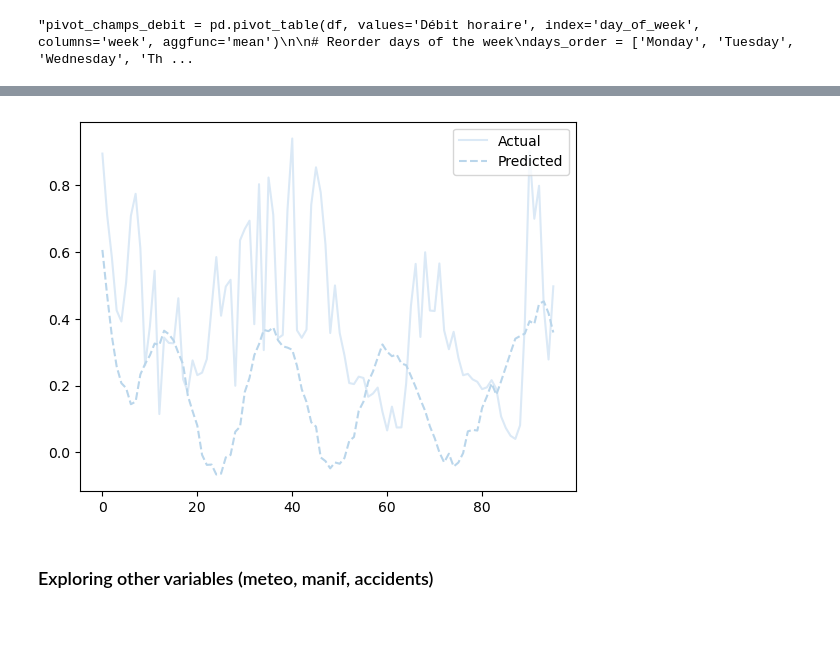
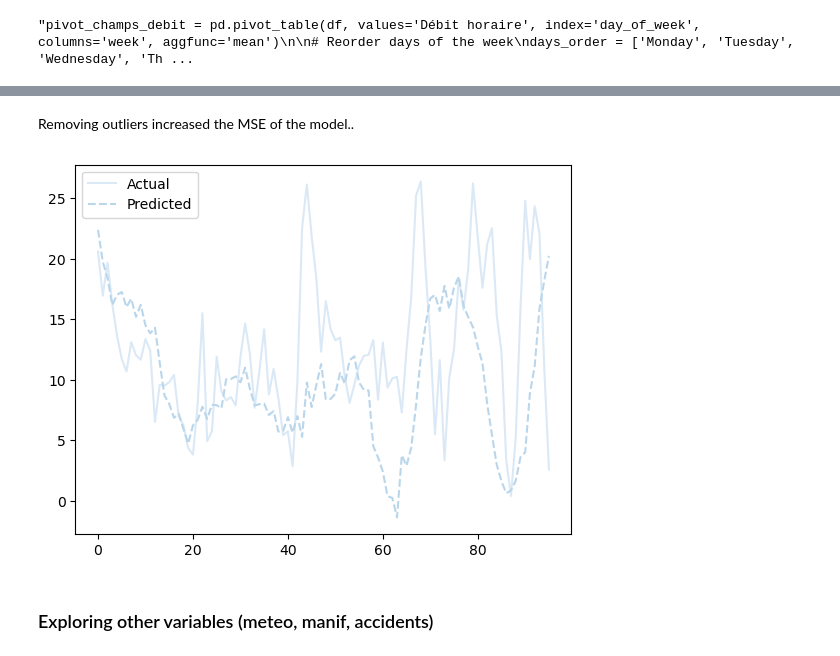
Before and after one commit to Ara-ban/BCG, a Jupyter notebook: notebook.ipynb, the cells around one changed output, grey strips where cells are left out. Cells and saved outputs as stored; diff of their text form; code cells hidden in the pictures; blank space fills up the shorter version.

```diff
--- a/notebook.ipynb
+++ b/notebook.ipynb
@@ -228,9 +241,0 @@ df_champs['Débit horaire'].mean()
-# %%
-df_champs['Date et heure de comptage']=pd.to_datetime(df_champs['Date et heure de comptage'],utc=True)
-df_champs=df_champs.set_index('Date et heure de comptage')
-
-df_convention['Date et heure de comptage']=pd.to_datetime(df_convention['Date et heure de comptage'],utc=True)
-df_convention=df_convention.set_index('Date et heure de comptage')
-
-df_sts['Date et heure de comptage']=pd.to_datetime(df_chdf_stsamps['Date et heure de comptage'],utc=True)
-df_sts=df_sts.set_index('Date et heure de comptage')
@@ -272,0 +376,2 @@ See the caveats in the documentation: https://pandas.pydata.org/pandas-docs/stab
+# %%
+df_champs_no_outliers=df_champs.drop(list_outliers)
@@ -386,12 +483,0 @@ Autocorrelation at lag 1: 0.9029399948276806
-# %%
-for i in range(1, 5):  # Assuming a 4-day step
-    df[f"Taux d'occupation_lag_{i}"] = df["Taux d'occupation"].shift(i)
-    df[f"Débit horaire_lag_{i}"] = df["Débit horaire"].shift(i)
-
-df.dropna(inplace=True)
-X_cols = ['debit_horaire_lag', "Taux d'occupation_lag"]
-y_cols = ["Débit horaire", "Taux d'occupation"]
-
-X = df[X_cols]
-y = df[y_cols]
-X_train, X_test, y_train, y_test = train_test_split(X, y, test_size=0.2, shuffle=False)
@@ -627,19 +686,15 @@ X_test, y_test = create_sequences(test["Débit horaire"], seq_length, forecast_h
 # %%
+model = Sequential()
+model.add(LSTM(units=50, activation='relu', input_shape=(seq_length, 5)))
+model.add(Dense(units=forecast_horizon))
 
+model.compile(optimizer='adam', loss='mean_squared_error')
 
-
-model = Sequential()
-model.add(LSTM(units=50, activation='relu', input_shape=(seq_length, 1)))
-#model.add(BatchNormalization())
-
-model.add(Dense(units=forecast_horizon))  # Adjust units based on the forecast horizon
-cp=ModelCheckpoint('model/',save_best_only=True)
-model.compile(optimizer='adam', loss='mean_squared_error')
-model.fit(X_train, y_train, epochs=20, batch_size=32,callbacks=[cp],validation_split=0.1)
-
-
+cp = ModelCheckpoint('model/', save_best_only=True)
+model.fit(X_train, y_train, epochs=20, batch_size=32, callbacks=[cp], validation_split=0.1)
 y_pred = model.predict(X_test)
 
+# Inverse transform to get the original scale
 y_pred = scaler.inverse_transform(y_pred.reshape(-1, forecast_horizon))
 y_test = scaler.inverse_transform(y_test.reshape(-1, forecast_horizon))
 
@@ -648,10 +726,12 @@ print('Mean Squared Error (MSE):', mse)
+# %% [markdown]
+Removing outliers increased the MSE of the model..
 # %%
-plt.plot(y_test[100], label='Actual')
-plt.plot( y_pred[100], label='Predicted', linestyle='--')
+plt.plot(y_test[1], label='Actual')
+plt.plot( y_pred[1], label='Predicted', linestyle='--')
 plt.legend()
 plt.show()
 # %% [output]
-[figure, old version]
+[figure, new version]
 # %% [markdown]
 ### Exploring other variables (meteo, manif, accidents)
 # %%
```
Also changed, not shown: parts of 54 cells of this notebook, 5 other files.
